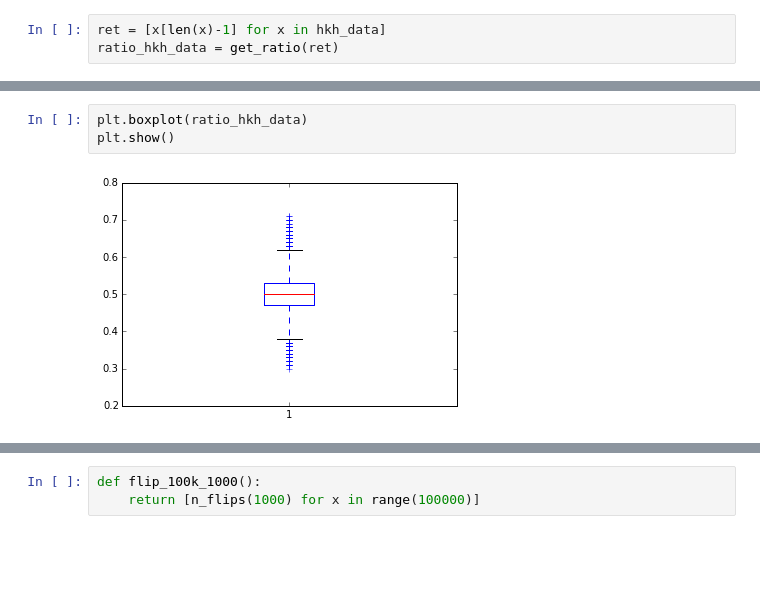
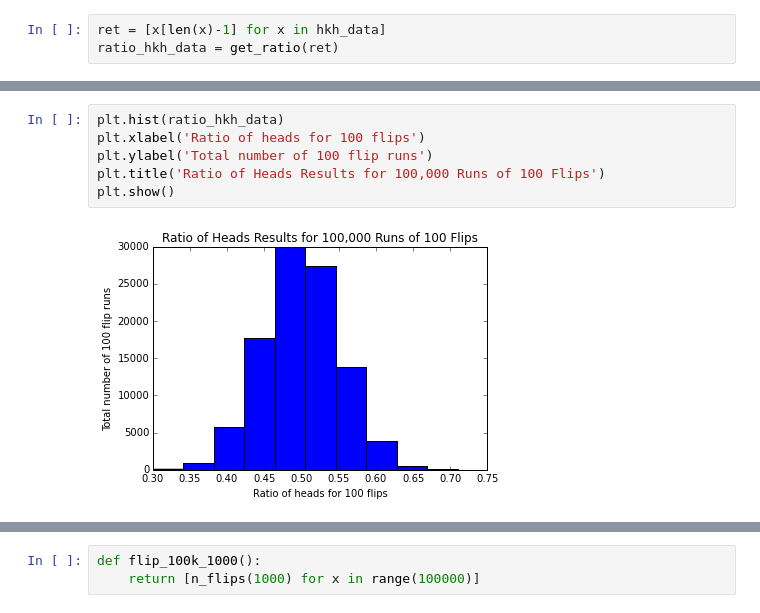
Before and after one commit to Shea-Wolfe/flipping-out, a Jupyter notebook: coin-flips.ipynb, the cells around one changed output, grey strips where cells are left out. Saved outputs shown, nothing was run; the diff lists cells and outputs as text; blank space fills up the shorter version.

```diff
--- a/coin-flips.ipynb
+++ b/coin-flips.ipynb
@@ -145,5 +149,8 @@ plt.show()
-# %%
-plt.boxplot(ratio_hkh_data)
-plt.show()
-# %% [output]
-[figure, removed]
+# %%
+plt.hist(ratio_hkh_data)
+plt.xlabel('Ratio of heads for 100 flips')
+plt.ylabel('Total number of 100 flip runs')
+plt.title('Ratio of Heads Results for 100,000 Runs of 100 Flips')
+plt.show()
+# %% [output]
+[figure, added]
```
Also changed, not shown: parts of 17 cells of this notebook.
